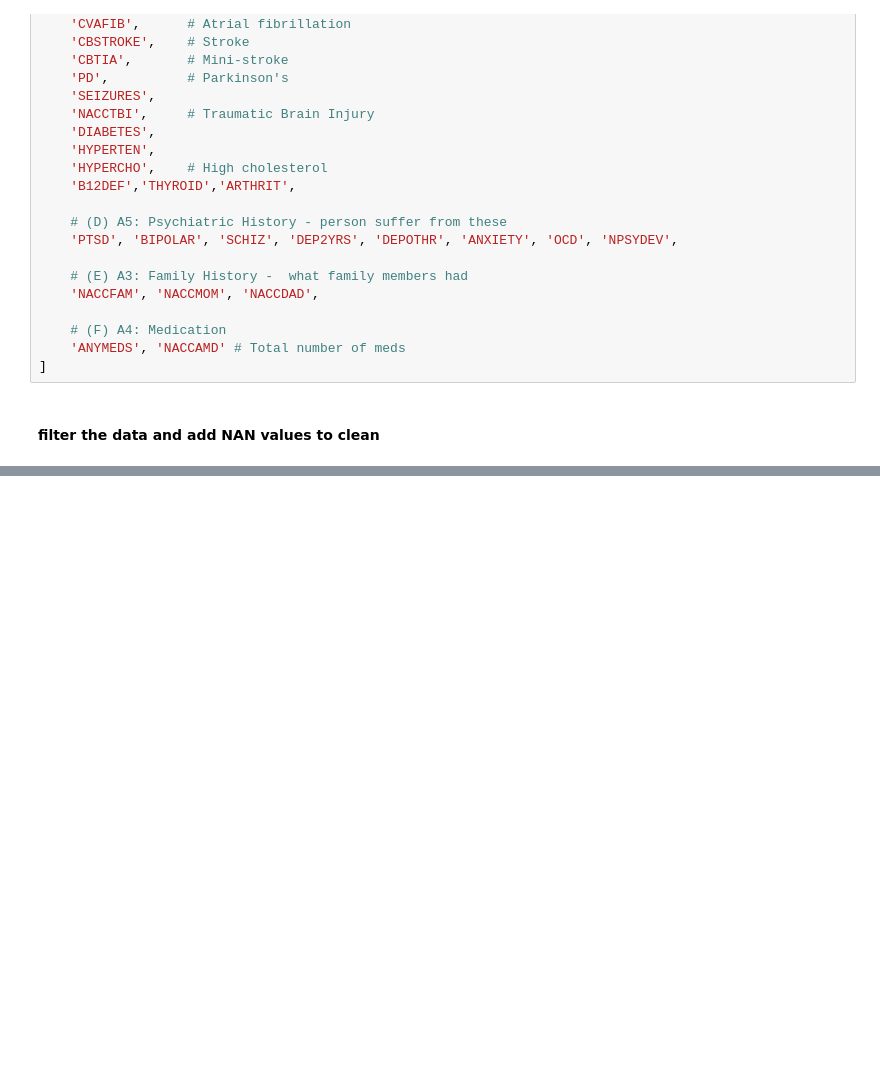
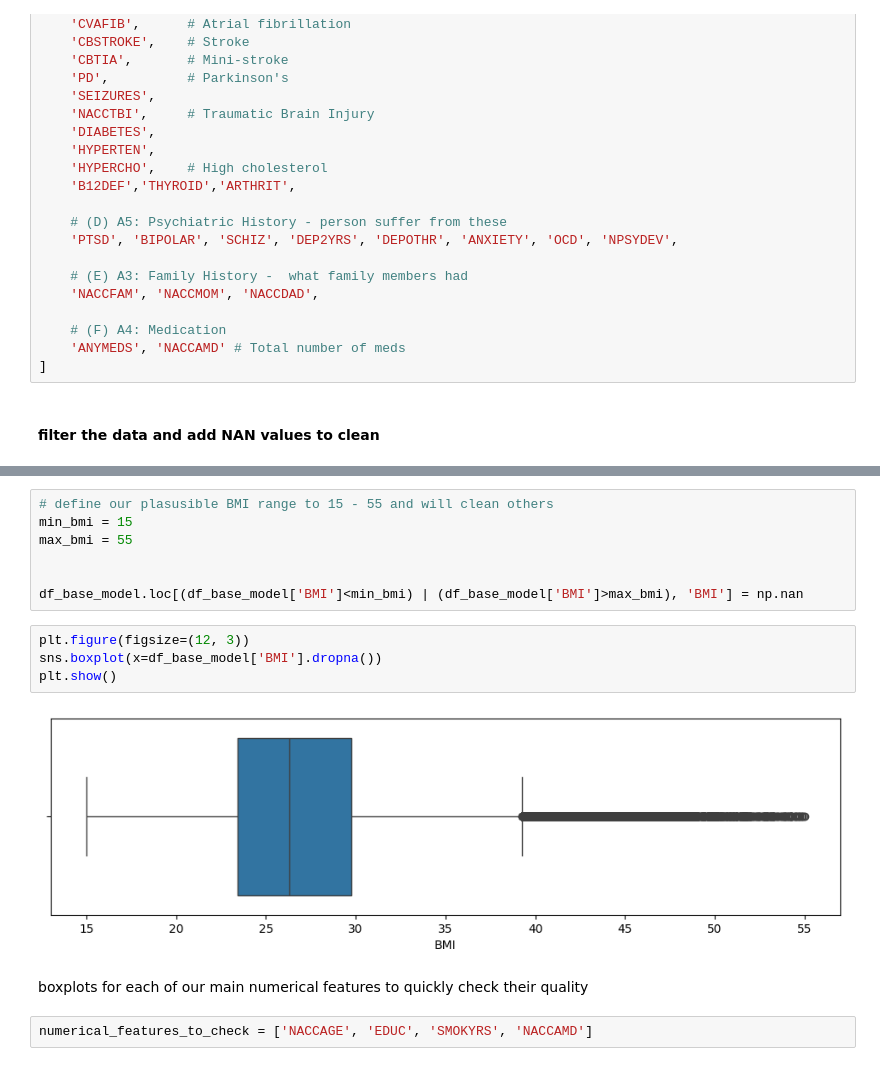
Before and after one commit to Kaveesha-Madhushan17/Model-X-Competition-phase-1, a Jupyter notebook: model_x_dimentia.ipynb, the cells around one changed output, grey strips where cells are left out. Cells and saved outputs as stored; diff of their text form; blank space fills up the shorter version.

```diff
--- a/model_x_dimentia.ipynb
+++ b/model_x_dimentia.ipynb
@@ -126,0 +329,17 @@ A problem occurred with the columns. Usecols do not match columns, columns expec
+# %%
+# define our plasusible BMI range to 15 - 55 and will clean others
+min_bmi = 15
+max_bmi = 55
+
+
+df_base_model.loc[(df_base_model['BMI']<min_bmi) | (df_base_model['BMI']>max_bmi), 'BMI'] = np.nan
+# %%
+plt.figure(figsize=(12, 3))
+sns.boxplot(x=df_base_model['BMI'].dropna())
+plt.show()
+# %% [output]
+[figure, added]
+# %% [markdown]
+boxplots for each of our main numerical features to quickly check their quality
+# %%
+numerical_features_to_check = ['NACCAGE', 'EDUC', 'SMOKYRS', 'NACCAMD']
```
Also changed, not shown: parts of 26 cells of this notebook.
